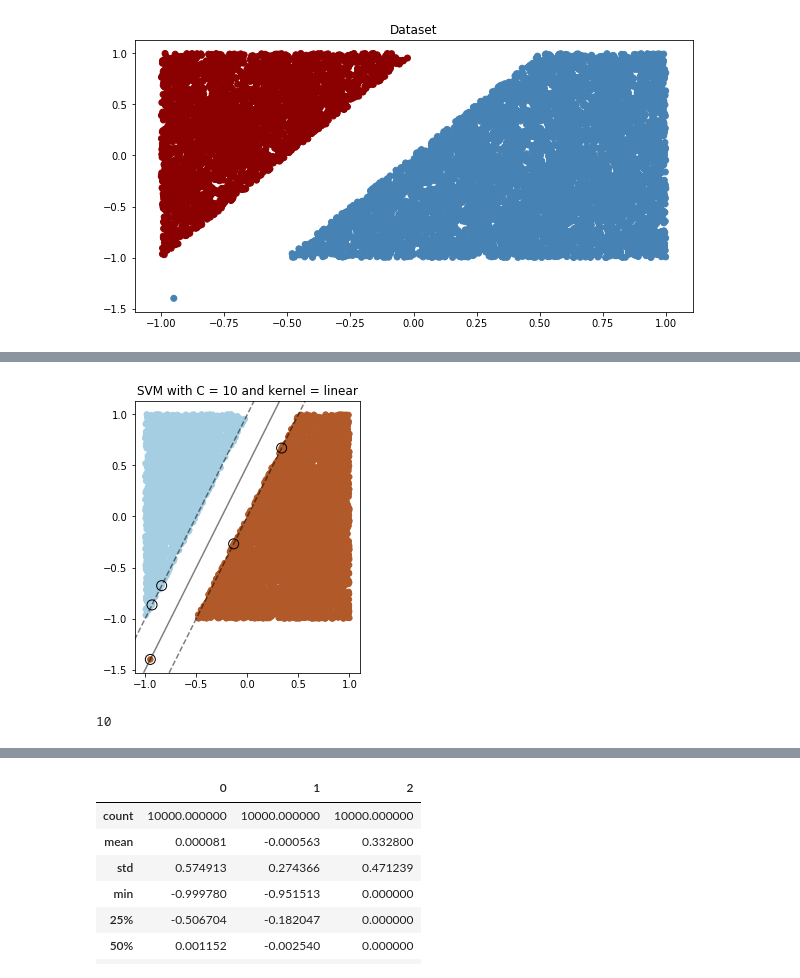
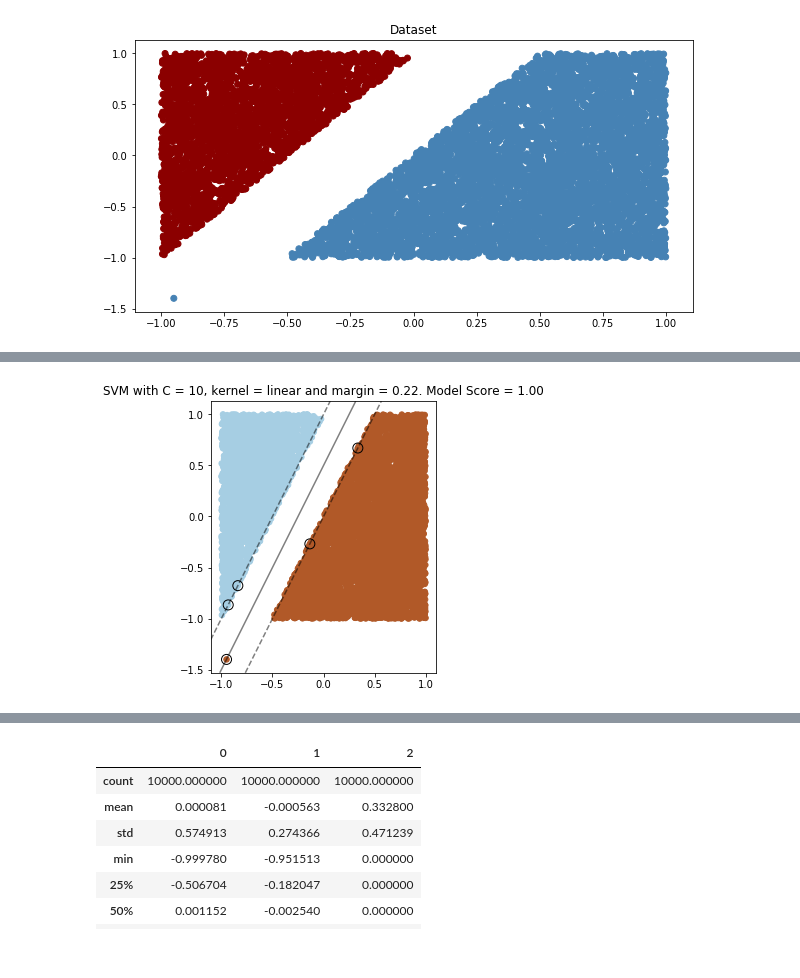
Before and after one commit to vipulpopat/MSCAI_Sem1_Etivity5, a Jupyter notebook: Etivity5_CE6002_9939245.ipynb, the cells around one changed output, grey strips where cells are left out. Drawn from its saved outputs; the diff is of its cells as text; code cells hidden in the pictures.

```diff
--- a/Etivity5_CE6002_9939245.ipynb
+++ b/Etivity5_CE6002_9939245.ipynb
@@ -122,13 +278,0 @@ print_dataset(X_test,yhat)
-# %%
-# Assign colours based on the labels (1,-1) = (steelblue,darkred)
-colors = ['steelblue' if label == 1 else 'darkred' for label in y_test]
-
-# Plot Training Data
-plt.rcParams["figure.figsize"] = (10, 5)
-plt.title("Dataset")
-plt.scatter(X_test[:,0], X_test[:,1], color=colors)
-
-plt.scatter(t4_svm.support_vectors_[:, 0], t4_svm.support_vectors_[:, 1], s=100,
-           linewidth=1, facecolors='none', edgecolors='k')
-
-plt.show()
@@ -137,38 +279,4 @@ plt.show()
-# %%
-def plot_svm_results(svmc, X, y):
-
-    plt.scatter(X[:, 0], X[:, 1], c=y, s=30, cmap=plt.cm.Paired)
-
-    # plot the decision function
-    ax = plt.gca()
-    ax.set_aspect(aspect=1)
-    xlim = ax.get_xlim()
-    ylim = ax.get_ylim()
-
-    # create grid to evaluate model
-    xx = np.linspace(xlim[0], xlim[1], 30)
-    yy = np.linspace(ylim[0], ylim[1], 30)
-    YY, XX = np.meshgrid(yy, xx)
-    xy = np.vstack([XX.ravel(), YY.ravel()]).T
-    Z = svmc.decision_function(xy).reshape(XX.shape)
-
-    # plot decision boundary and margins
-    ax.contour(XX, YY, Z, colors='k', levels=[-1, 0, 1], alpha=0.5,
-               linestyles=['--', '-', '--'])
-    # plot support vectors
-    ax.scatter(svmc.support_vectors_[:, 0], svmc.support_vectors_[:, 1], s=100,
-               linewidth=1, facecolors='none', edgecolors='k')
-
-    # Annotate Graph
-    plt.title('SVM with C = ' + str(svmc.C) + " and kernel = " + svmc.kernel)
-    #plt.title('Accuracy Boxplot with Number of Selected Features = ')
-
-    plt.show()
 # %%
-plot_svm_results(t4_svm, X_train, y_train)
+plot_svm_results(grid_svc1, X_train, y_train, X_test, y_test)
 # %% [output]
-[figure, old version]
+[figure, new version]
-# %%
-print(t4_svm.C)
-# %% [output]
-10
```
Also changed, not shown: parts of 70 cells of this notebook.
